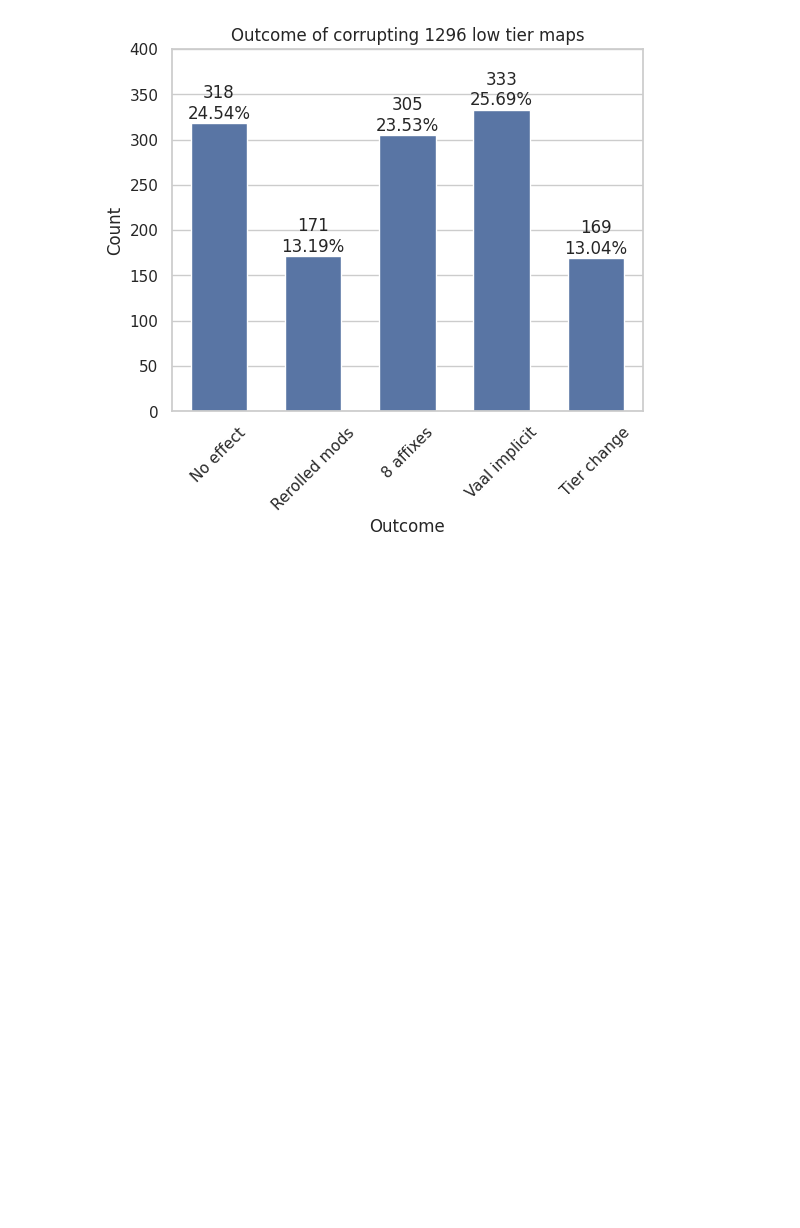
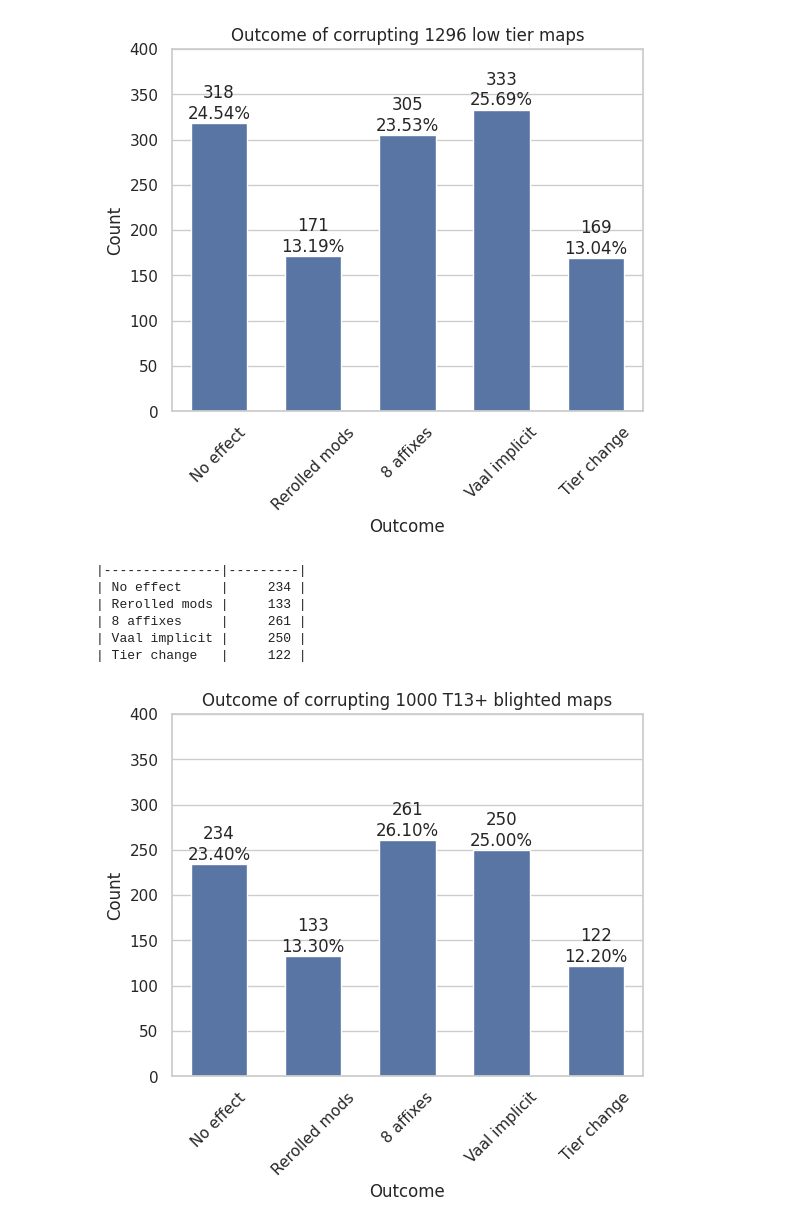
Before and after one commit to staticf0x/map-corruption, a Jupyter notebook: Analysis.ipynb, the cells around one changed output. Saved outputs shown, nothing was run; the diff lists cells and outputs as text; code cells hidden in the pictures; blank space fills up the shorter version.

Commit message:
Add blighted map data

```diff
--- a/Analysis.ipynb
+++ b/Analysis.ipynb
@@ -99,3 +100,51 @@ for spot in spots:
 catp.savefig("lowtier.png")
 # %% [output]
 [figure]
+# %%
+tabs = []
+
+for file in pathlib.Path("outcomes/blight/").iterdir():
+    single_tab_data = pd.read_csv(file)
+    single_tab_data["Outcome"] = single_tab_data["Outcome"].astype("category")
+    single_tab_data = single_tab_data.set_index("Outcome").sort_index()
+
+    tabs.append(single_tab_data)
+
+blight_maps = tabs[0]
+
+for single_tab_data in tabs[1:]:
+    blight_maps = blight_maps.merge(single_tab_data, how="inner", left_index=True, right_index=True)
+    blight_maps["Count"] = blight_maps["Count_x"] + blight_maps["Count_y"]
+    blight_maps = blight_maps.drop(["Count_x", "Count_y"], axis=1)
+
+blight_maps = blight_maps.reindex(pd.CategoricalIndex(["No effect", "Rerolled mods", "8 affixes", "Vaal implicit", "Tier change"]))
+print(blight_maps.to_markdown(tablefmt="github"))
+# %% [output]
+|---------------|---------|
+| No effect     |     234 |
+| Rerolled mods |     133 |
+| 8 affixes     |     261 |
+| Vaal implicit |     250 |
+| Tier change   |     122 |
+# %%
+catp = sns.catplot(blight_maps, kind="bar", x=blight_maps.index, y="Count", height=4.5, aspect=1.25, width=0.6, order=blight_maps.index)
+total_maps = blight_maps["Count"].sum()
+
+catp.despine(right=False, top=False)
+catp.ax.set_title(f"Outcome of corrupting {total_maps} T13+ blighted maps")
+catp.ax.set_ylim(0, 400)
+catp.ax.set_xlabel("Outcome")
+
+for t in catp.ax.get_xticklabels():
+    t.set_rotation(45)
+
+spots = zip(catp.ax.patches, blight_maps.index)
+
+for spot in spots:
+    category_count = blight_maps[blight_maps.index == spot[1]]["Count"].values[0]
+    height = spot[0].get_height()
+    catp.ax.text(spot[0].get_x() + 0.3, height + 5, '{}\n{:1.2%}'.format(category_count, category_count / total_maps), ha="center")
+
+catp.savefig("blight.png")
+# %% [output]
+[figure, added]
```
Also changed, not shown: parts of 1 cell of this notebook, 2 other files.
